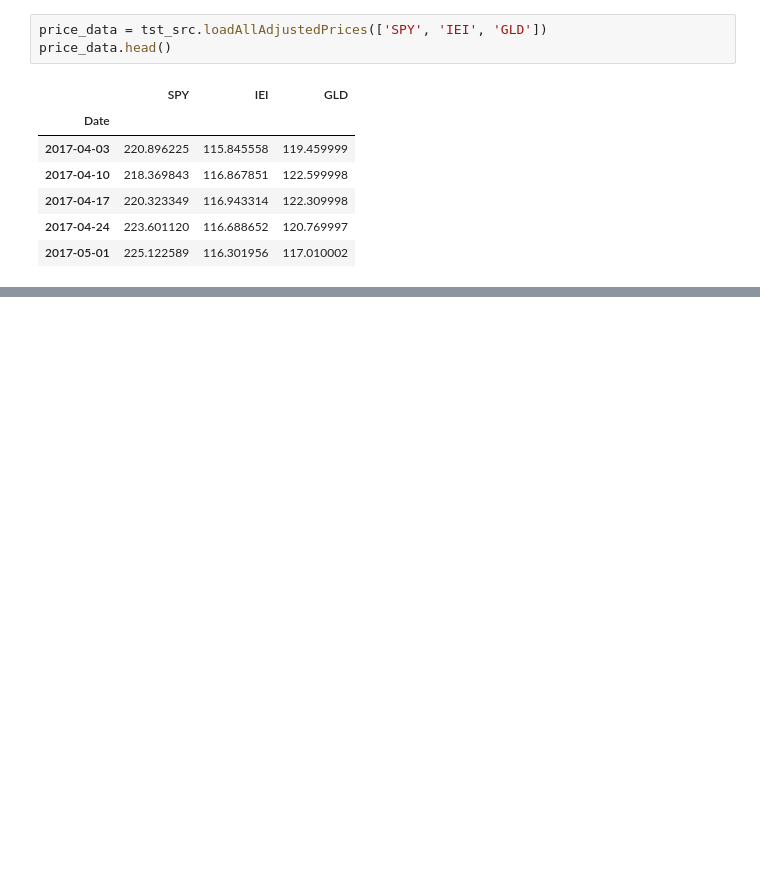
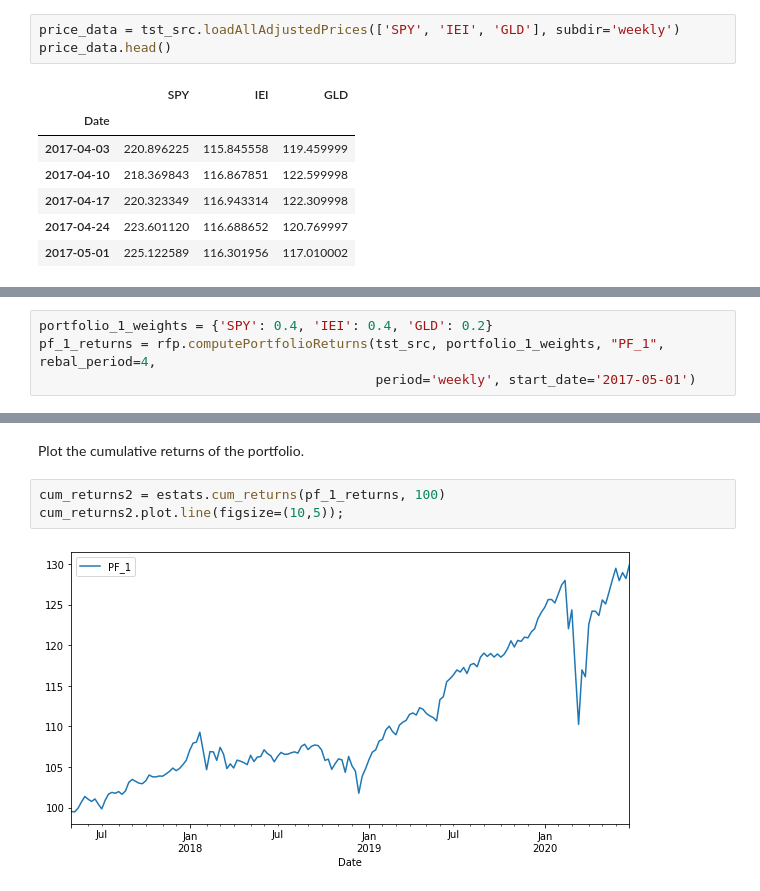
Before and after one commit to rickatx/rfpfolio, a Jupyter notebook: index.ipynb, the cells around one changed output, grey strips where cells are left out. Drawn from its saved outputs; the diff is of its cells as text; blank space fills up the shorter version.

```diff
--- a/index.ipynb
+++ b/index.ipynb
@@ -20,5 +56,5 @@ tst_src = rfp.PriceSource('testdata/2017-Apr')
 # %%
-price_data = tst_src.loadAllAdjustedPrices(['SPY', 'IEI', 'GLD'])
+price_data = tst_src.loadAllAdjustedPrices(['SPY', 'IEI', 'GLD'], subdir='weekly')
 price_data.head()
 # %% [output]
 |  | SPY | IEI | GLD |
@@ -30,0 +71,4 @@ price_data.head()
+# %%
+portfolio_1_weights = {'SPY': 0.4, 'IEI': 0.4, 'GLD': 0.2}
+pf_1_returns = rfp.computePortfolioReturns(tst_src, portfolio_1_weights, "PF_1", rebal_period=4,
+                                           period='weekly', start_date='2017-05-01')
@@ -30,0 +122,7 @@ price_data.head()
+# %% [markdown]
+Plot the cumulative returns of the portfolio.
+# %%
+cum_returns2 = estats.cum_returns(pf_1_returns, 100)
+cum_returns2.plot.line(figsize=(10,5));
+# %% [output]
+[figure, added]
```
Also changed, not shown: parts of 17 cells of this notebook, 6 other files.
